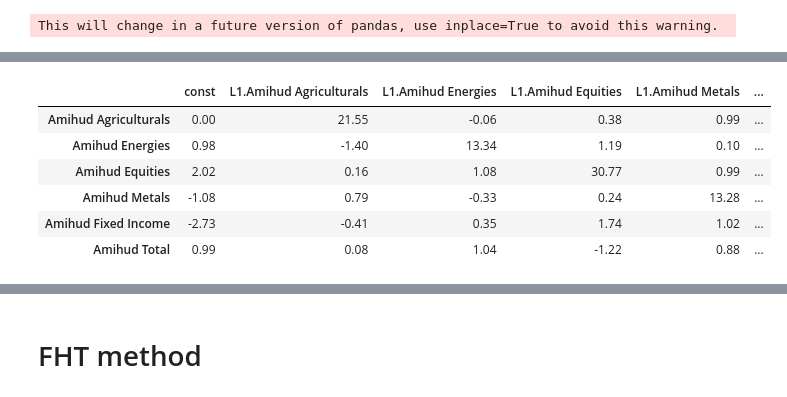
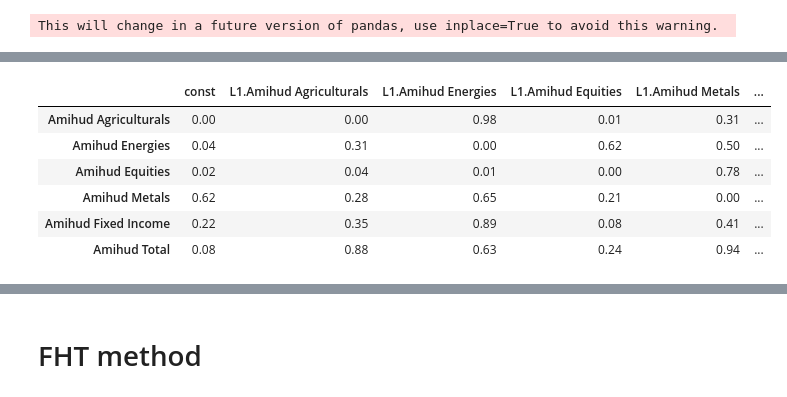
Before and after one commit to mrefermat/FinancePhD, a Jupyter notebook: LiquidityMomentum/Table 7- VAR model on Common Liquidity Factor.ipynb, the cells around one changed output, grey strips where cells are left out. Cells and saved outputs as stored; diff of their text form; code cells hidden in the pictures.

```diff
--- a/LiquidityMomentum/Table 7- VAR model on Common Liquidity Factor.ipynb
+++ b/LiquidityMomentum/Table 7- VAR model on Common Liquidity Factor.ipynb
@@ -200,13 +215,13 @@ Amihud Total         &                 0.933 &            0.297 &            0.2
 # %%
-x.tvalues.T.round(2)
+x.pvalues.T.round(2)
 # %% [output]
 |  | const | L1.Amihud Agriculturals | L1.Amihud Energies | L1.Amihud Equities | L1.Amihud Metals | ... |
-| Amihud Agriculturals | 0.00 | 21.55 | -0.06 | 0.38 | 0.99 | ... |
-| Amihud Energies | 0.98 | -1.40 | 13.34 | 1.19 | 0.10 | ... |
-| Amihud Equities | 2.02 | 0.16 | 1.08 | 30.77 | 0.99 | ... |
-| Amihud Metals | -1.08 | 0.79 | -0.33 | 0.24 | 13.28 | ... |
-| Amihud Fixed Income | -2.73 | -0.41 | 0.35 | 1.74 | 1.02 | ... |
-| Amihud Total | 0.99 | 0.08 | 1.04 | -1.22 | 0.88 | ... |
+| Amihud Agriculturals | 0.00 | 0.00 | 0.98 | 0.01 | 0.31 | ... |
+| Amihud Energies | 0.04 | 0.31 | 0.00 | 0.62 | 0.50 | ... |
+| Amihud Equities | 0.02 | 0.04 | 0.01 | 0.00 | 0.78 | ... |
+| Amihud Metals | 0.62 | 0.28 | 0.65 | 0.21 | 0.00 | ... |
+| Amihud Fixed Income | 0.22 | 0.35 | 0.89 | 0.08 | 0.41 | ... |
+| Amihud Total | 0.08 | 0.88 | 0.63 | 0.24 | 0.94 | ... |
 # %%
 columns=[ u'L1.Amihud Agriculturals', u'L1.Amihud Energies',
        u'L1.Amihud Equities', u'L1.Amihud Metals', u'L1.Amihud Fixed Income',
```
Also changed, not shown: parts of 20 cells of this notebook, 1 other file.
